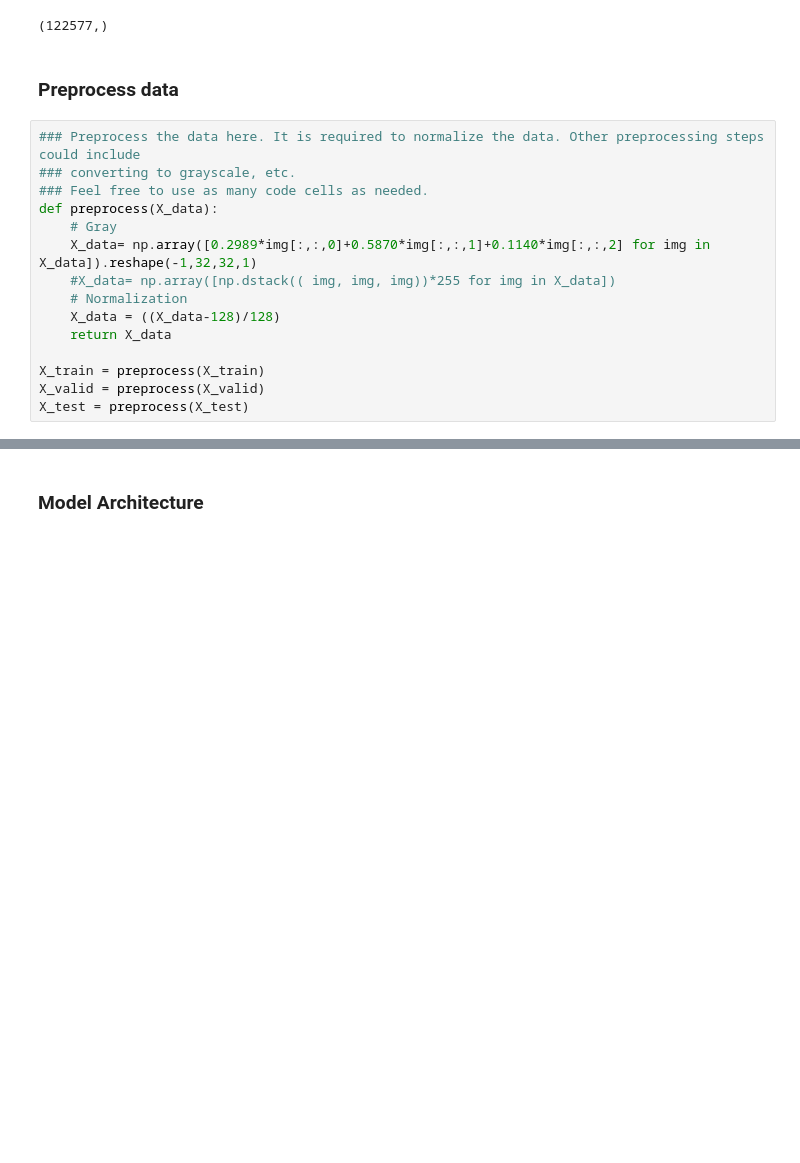
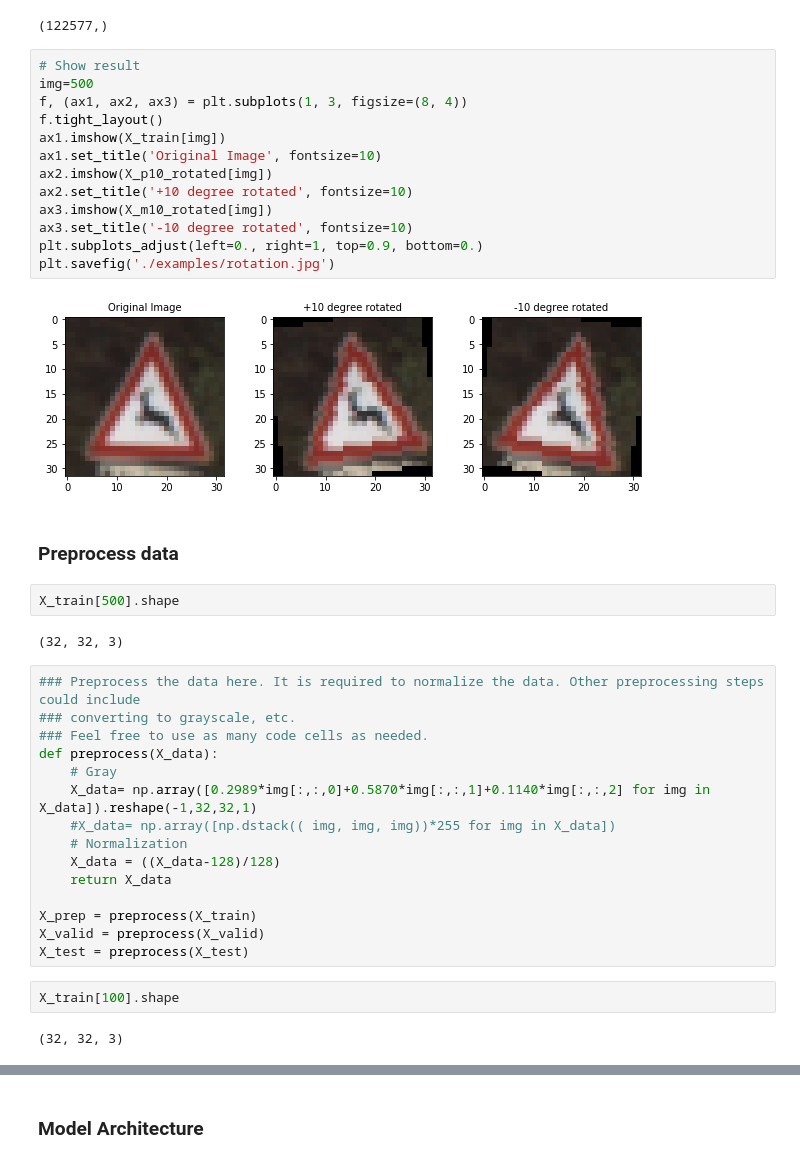
Before and after one commit to coder52/CarND-Traffic-Sign-Classifier-Project-P3, a Jupyter notebook: Traffic_Sign_Classifier.ipynb, the cells around one changed output, grey strips where cells are left out. Cells and saved outputs as stored; diff of their text form; blank space fills up the shorter version.

```diff
--- a/Traffic_Sign_Classifier.ipynb
+++ b/Traffic_Sign_Classifier.ipynb
@@ -241,8 +247,27 @@ X_train.shape
 y_train.shape
 # %% [output]
 (122577,)
+# %%
+# Show result
+img=500
+f, (ax1, ax2, ax3) = plt.subplots(1, 3, figsize=(8, 4))
+f.tight_layout()
+ax1.imshow(X_train[img])
+ax1.set_title('Original Image', fontsize=10)
+ax2.imshow(X_p10_rotated[img])
+ax2.set_title('+10 degree rotated', fontsize=10)
+ax3.imshow(X_m10_rotated[img])
+ax3.set_title('-10 degree rotated', fontsize=10)
+plt.subplots_adjust(left=0., right=1, top=0.9, bottom=0.)
+plt.savefig('./examples/rotation.jpg')
+# %% [output]
+[figure, added]
 # %% [markdown]
 ### Preprocess data
+# %%
+X_train[500].shape
+# %% [output]
+(32, 32, 3)
 # %%
 ### Preprocess the data here. It is required to normalize the data. Other preprocessing steps could include
 ### converting to grayscale, etc.
@@ -255,6 +280,10 @@ def preprocess(X_data):
     X_data = ((X_data-128)/128)
     return X_data
 
-X_train = preprocess(X_train)
+X_prep = preprocess(X_train)
 X_valid = preprocess(X_valid)
 X_test = preprocess(X_test)
+# %%
+X_train[100].shape
+# %% [output]
+(32, 32, 3)
```
Also changed, not shown: parts of 17 cells of this notebook.
